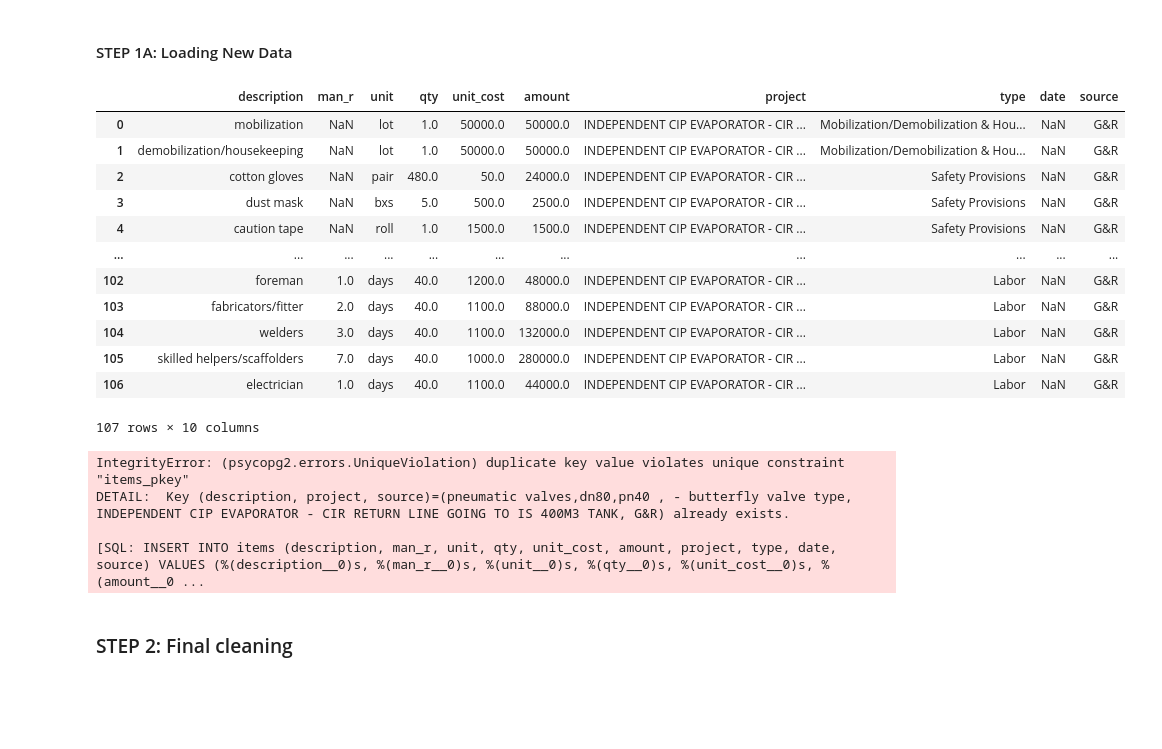
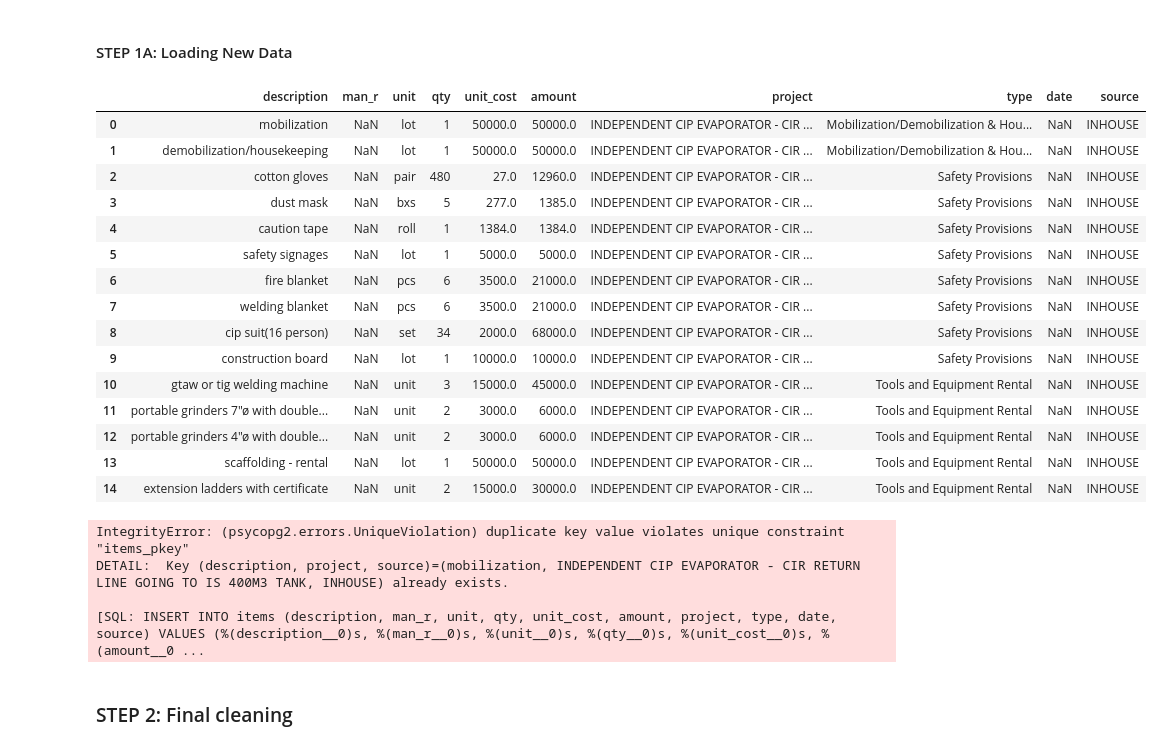
Before and after one commit to fctadena/tbmc-data-management, a Jupyter notebook: qout1/qout1.ipynb, the cells around one changed output. Saved outputs shown, nothing was run; the diff lists cells and outputs as text; code cells hidden in the pictures; blank space fills up the shorter version.

```diff
--- a/qout1/qout1.ipynb
+++ b/qout1/qout1.ipynb
@@ -70,2 +68,5 @@ file_path = "../data/quotation_princing_analysis/"
 # %%
-file_name = "INDEPENDENT CIP EVAPORATOR CIR RETURN LINE GOING TO IS 400M3 TANK - G&R.xlsx"
+file_path = "../data/quotation_princing_analysis/"
+file_name = "INDEPENDENT CIP EVAPORATOR CIR RETURN LINE GOING TO IS 400M3 TANK - INHOUSE.xlsx"
+file_path_name = file_path + file_name
+data = pd.read_excel(file_path_name, names=item_columns)
@@ -76,19 +73,22 @@ data = pd.read_excel(file_path_name, names=item_columns)
 # %%
-data
+data.head(15)
 # %% [output]
 |  | description | man_r | unit | qty | unit_cost | amount | project | type | date | source |
-| 0 | mobilization | NaN | lot | 1.0 | 50000.0 | 50000.0 | INDEPENDENT CIP EVAPORATOR - CIR ... | Mobilization/Demobilization & Hou... | NaN | G&R |
-| 1 | demobilization/housekeeping | NaN | lot | 1.0 | 50000.0 | 50000.0 | INDEPENDENT CIP EVAPORATOR - CIR ... | Mobilization/Demobilization & Hou... | NaN | G&R |
-| 2 | cotton gloves | NaN | pair | 480.0 | 50.0 | 24000.0 | INDEPENDENT CIP EVAPORATOR - CIR ... | Safety Provisions | NaN | G&R |
-| 3 | dust mask | NaN | bxs | 5.0 | 500.0 | 2500.0 | INDEPENDENT CIP EVAPORATOR - CIR ... | Safety Provisions | NaN | G&R |
-| 4 | caution tape | NaN | roll | 1.0 | 1500.0 | 1500.0 | INDEPENDENT CIP EVAPORATOR - CIR ... | Safety Provisions | NaN | G&R |
-| ... | ... | ... | ... | ... | ... | ... | ... | ... | ... | ... |
-| 102 | foreman | 1.0 | days | 40.0 | 1200.0 | 48000.0 | INDEPENDENT CIP EVAPORATOR - CIR ... | Labor | NaN | G&R |
-| 103 | fabricators/fitter | 2.0 | days | 40.0 | 1100.0 | 88000.0 | INDEPENDENT CIP EVAPORATOR - CIR ... | Labor | NaN | G&R |
-| 104 | welders | 3.0 | days | 40.0 | 1100.0 | 132000.0 | INDEPENDENT CIP EVAPORATOR - CIR ... | Labor | NaN | G&R |
-| 105 | skilled helpers/scaffolders | 7.0 | days | 40.0 | 1000.0 | 280000.0 | INDEPENDENT CIP EVAPORATOR - CIR ... | Labor | NaN | G&R |
-| 106 | electrician | 1.0 | days | 40.0 | 1100.0 | 44000.0 | INDEPENDENT CIP EVAPORATOR - CIR ... | Labor | NaN | G&R |
+| 0 | mobilization | NaN | lot | 1 | 50000.0 | 50000.0 | INDEPENDENT CIP EVAPORATOR - CIR ... | Mobilization/Demobilization & Hou... | NaN | INHOUSE |
+| 1 | demobilization/housekeeping | NaN | lot | 1 | 50000.0 | 50000.0 | INDEPENDENT CIP EVAPORATOR - CIR ... | Mobilization/Demobilization & Hou... | NaN | INHOUSE |
+| 2 | cotton gloves | NaN | pair | 480 | 27.0 | 12960.0 | INDEPENDENT CIP EVAPORATOR - CIR ... | Safety Provisions | NaN | INHOUSE |
+| 3 | dust mask | NaN | bxs | 5 | 277.0 | 1385.0 | INDEPENDENT CIP EVAPORATOR - CIR ... | Safety Provisions | NaN | INHOUSE |
+| 4 | caution tape | NaN | roll | 1 | 1384.0 | 1384.0 | INDEPENDENT CIP EVAPORATOR - CIR ... | Safety Provisions | NaN | INHOUSE |
+| 5 | safety signages | NaN | lot | 1 | 5000.0 | 5000.0 | INDEPENDENT CIP EVAPORATOR - CIR ... | Safety Provisions | NaN | INHOUSE |
+| 6 | fire blanket | NaN | pcs | 6 | 3500.0 | 21000.0 | INDEPENDENT CIP EVAPORATOR - CIR ... | Safety Provisions | NaN | INHOUSE |
+| 7 | welding blanket | NaN | pcs | 6 | 3500.0 | 21000.0 | INDEPENDENT CIP EVAPORATOR - CIR ... | Safety Provisions | NaN | INHOUSE |
+| 8 | cip suit(16 person) | NaN | set | 34 | 2000.0 | 68000.0 | INDEPENDENT CIP EVAPORATOR - CIR ... | Safety Provisions | NaN | INHOUSE |
+| 9 | construction board | NaN | lot | 1 | 10000.0 | 10000.0 | INDEPENDENT CIP EVAPORATOR - CIR ... | Safety Provisions | NaN | INHOUSE |
+| 10 | gtaw or tig welding machine | NaN | unit | 3 | 15000.0 | 45000.0 | INDEPENDENT CIP EVAPORATOR - CIR ... | Tools and Equipment Rental | NaN | INHOUSE |
+| 11 | portable grinders 7"ø with double... | NaN | unit | 2 | 3000.0 | 6000.0 | INDEPENDENT CIP EVAPORATOR - CIR ... | Tools and Equipment Rental | NaN | INHOUSE |
+| 12 | portable grinders 4"ø with double... | NaN | unit | 2 | 3000.0 | 6000.0 | INDEPENDENT CIP EVAPORATOR - CIR ... | Tools and Equipment Rental | NaN | INHOUSE |
+| 13 | scaffolding - rental | NaN | lot | 1 | 50000.0 | 50000.0 | INDEPENDENT CIP EVAPORATOR - CIR ... | Tools and Equipment Rental | NaN | INHOUSE |
+| 14 | extension ladders with certificate | NaN | unit | 2 | 15000.0 | 30000.0 | INDEPENDENT CIP EVAPORATOR - CIR ... | Tools and Equipment Rental | NaN | INHOUSE |
-107 rows × 10 columns
 # %%
 if engine:
     # Append the DataFrame to the table named 'items' in the connected database
@@ -98,7 +98,7 @@ else:
     print("Failed to connect to the database.")
 # %% [output]
 IntegrityError: (psycopg2.errors.UniqueViolation) duplicate key value violates unique constraint "items_pkey"
-DETAIL:  Key (description, project, source)=(pneumatic valves,dn80,pn40 , - butterfly valve type, INDEPENDENT CIP EVAPORATOR - CIR RETURN LINE GOING TO IS 400M3 TANK, G&R) already exists.
+DETAIL:  Key (description, project, source)=(mobilization, INDEPENDENT CIP EVAPORATOR - CIR RETURN LINE GOING TO IS 400M3 TANK, INHOUSE) already exists.
 
 [SQL: INSERT INTO items (description, man_r, unit, qty, unit_cost, amount, project, type, date, source) VALUES (%(description__0)s, %(man_r__0)s, %(unit__0)s, %(qty__0)s, %(unit_cost__0)s, %(amount__0 ...
 # %% [markdown]
```
Also changed, not shown: parts of 4 cells of this notebook, 8 other files.
